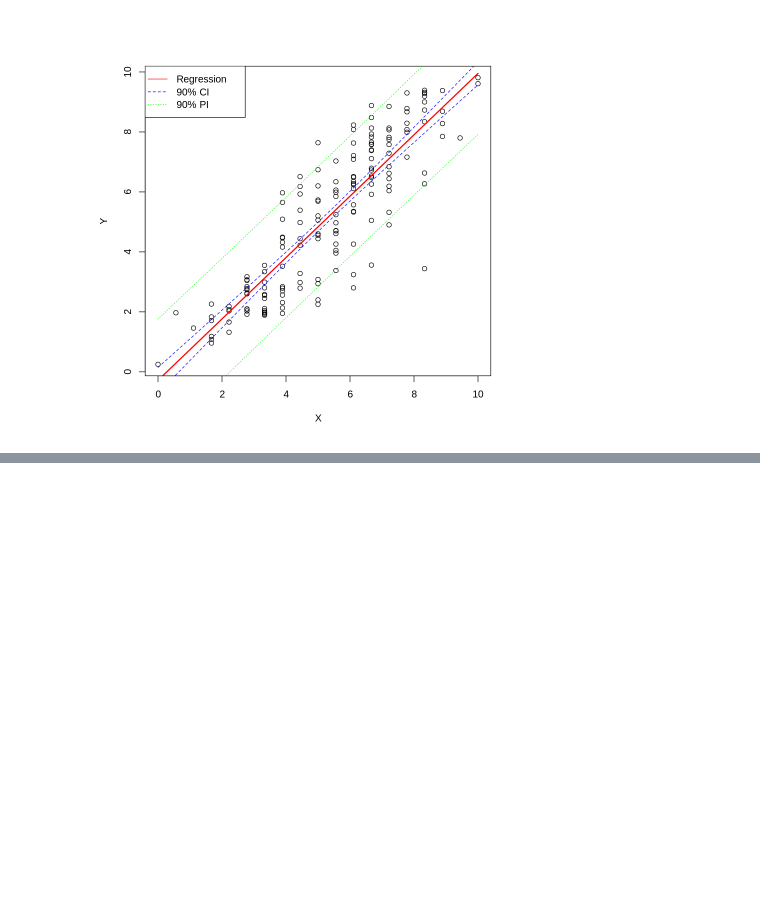
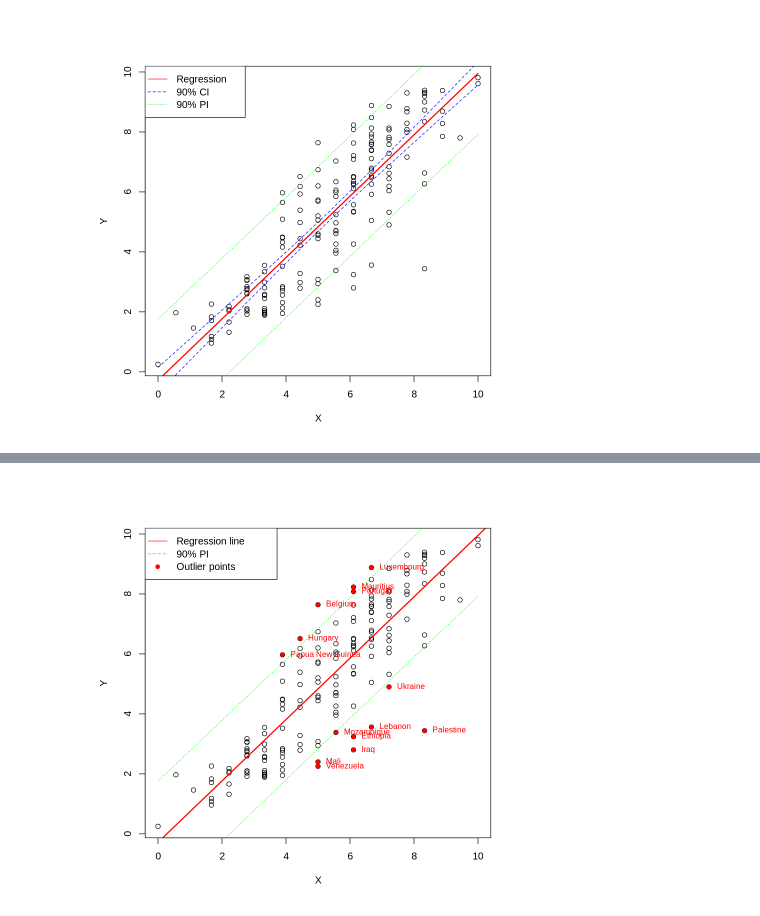
Before and after one commit to EmilijusPocius/Regresine-Analize, a Jupyter notebook: RA_Lab1.ipynb, the cells around one changed output, grey strips where cells are left out. Cells and saved outputs as stored; diff of their text form; code cells hidden in the pictures; blank space fills up the shorter version.

```diff
--- a/RA_Lab1.ipynb
+++ b/RA_Lab1.ipynb
@@ -218,0 +255,17 @@ legend("topleft", legend = c("Regression", "90% CI", "90% PI"), col = c("red", "
+# %%
+country_names = duom$Country
+PI_grid <- predict(model, newdata = data.frame(X), interval="prediction", level=0.90)
+out_idx <- which(Y < PI_grid[,'lwr'] | Y > PI_grid[,'upr'])
+plot(X, Y)
+abline(model, col="red", lwd=2)
+lines(X_grid_2$X, pred_PI[,"lwr"], col = "green", lty = 3)
+lines(X_grid_2$X, pred_PI[,"upr"], col = "green", lty = 3)
+points(X[out_idx], Y[out_idx], col="red", pch=16)
+text(X[out_idx], Y[out_idx], labels = country_names[out_idx], pos = 4, col = "red", cex = 0.8, offset = 0.5)
+legend("topleft",
+       legend = c("Regression line", "90% PI", "Outlier points"),
+       col = c("red", "green", "red"),
+       pch = c(NA, NA, 16),
+       lty = c(1, 2, 0))
+# %% [output]
+[figure, added]
```
Also changed, not shown: parts of 9 cells of this notebook.
